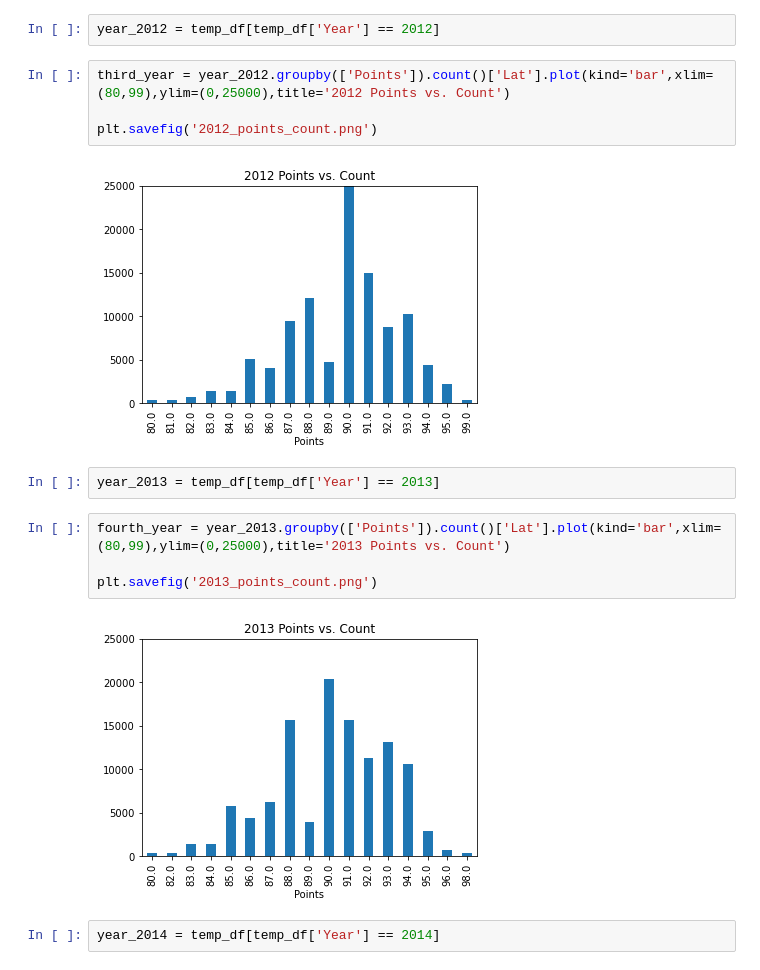
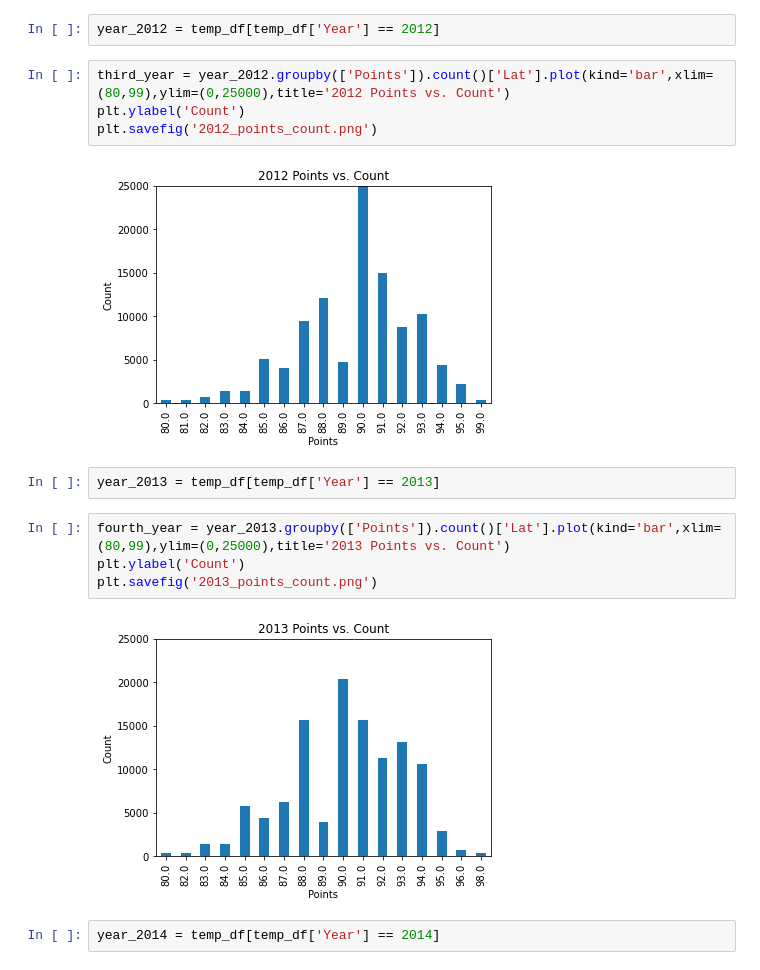
Before and after one commit to khbader101/Wine_Weather_Project, a Jupyter notebook: KB_weather_wine_data.ipynb, the cells around one changed output. Drawn from its saved outputs; the diff is of its cells as text.

```diff
--- a/KB_weather_wine_data.ipynb
+++ b/KB_weather_wine_data.ipynb
@@ -540,18 +541,18 @@ plt.savefig('2011_points_count.png')
 year_2012 = temp_df[temp_df['Year'] == 2012]
 # %%
 third_year = year_2012.groupby(['Points']).count()['Lat'].plot(kind='bar',xlim=(80,99),ylim=(0,25000),title='2012 Points vs. Count')
-
+plt.ylabel('Count')
 plt.savefig('2012_points_count.png')
 # %% [output]
-[figure, old version]
+[figure, new version]
 # %%
 year_2013 = temp_df[temp_df['Year'] == 2013]
 # %%
 fourth_year = year_2013.groupby(['Points']).count()['Lat'].plot(kind='bar',xlim=(80,99),ylim=(0,25000),title='2013 Points vs. Count')
-
+plt.ylabel('Count')
 plt.savefig('2013_points_count.png')
 # %% [output]
-[figure, old version]
+[figure, new version]
 # %%
 year_2014 = temp_df[temp_df['Year'] == 2014]
 # %%
```
Also changed, not shown: parts of 15 cells of this notebook, 10 other files.
